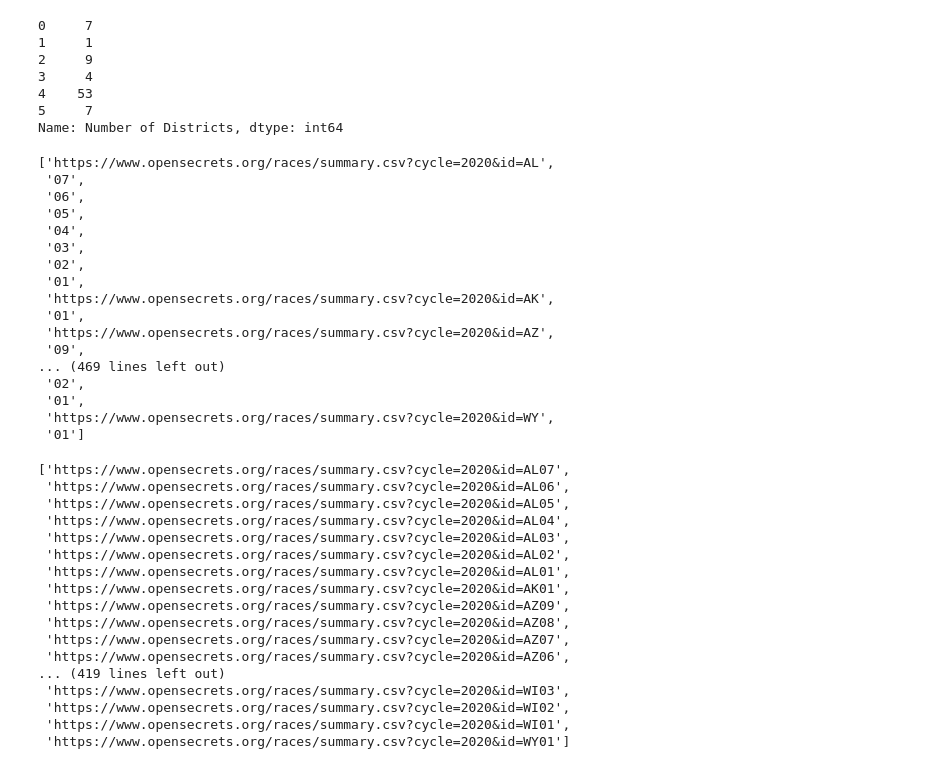
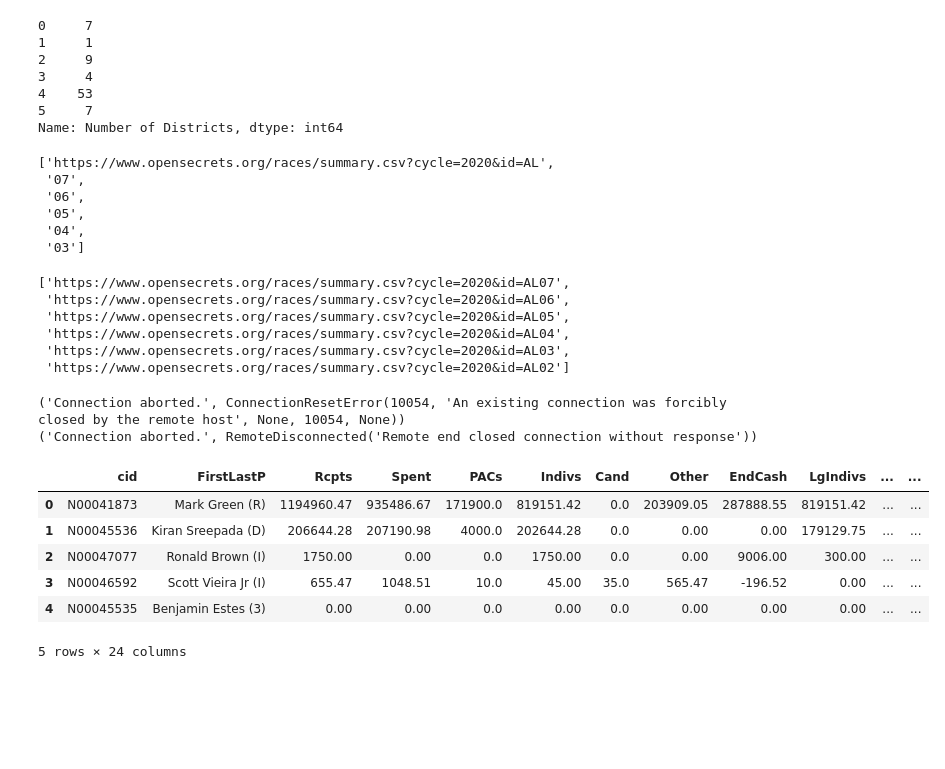
Before and after one commit to nss-data-science-cohort-8/open-secrets-reeses, a Jupyter notebook: notebook/cat_gomez_og.ipynb, the cells around one changed output. Saved outputs shown, nothing was run; the diff lists cells and outputs as text; code cells hidden in the pictures; blank space fills up the shorter version.

```diff
--- a/notebook/cat_gomez_og.ipynb
+++ b/notebook/cat_gomez_og.ipynb
@@ -215,50 +199,51 @@ for i in range(0, len(st_abbr)):
     urls_st.append(open_secrets_csv_url_base + st_abbr[i])
     for item in range(dist_num[i], 0, -1):
         urls_st.append(str(item).zfill(2))
-urls_st
+urls_st[:6]
 # %% [output]
 ['https://www.opensecrets.org/races/summary.csv?cycle=2020&id=AL',
  '07',
  '06',
  '05',
  '04',
- '03',
- '02',
- '01',
- 'https://www.opensecrets.org/races/summary.csv?cycle=2020&id=AK',
- '01',
- 'https://www.opensecrets.org/races/summary.csv?cycle=2020&id=AZ',
- '09',
-... (469 lines left out)
- '02',
- '01',
- 'https://www.opensecrets.org/races/summary.csv?cycle=2020&id=WY',
- '01']
+ '03']
 # %%
-urls_st = []
+urls_st_dist = []
 dist_num_container = []
 #def add_to_url_begin(st_abbr):
 
 for i in range(0, len(st_abbr)):
     for d in range(dist_num[i], 0, -1):
-        urls_st.append(open_secrets_csv_url_base + st_abbr[i] + str(d).zfill(2))
+        urls_st_dist.append(open_secrets_csv_url_base + st_abbr[i] + str(d).zfill(2))
 
-urls_st
+urls_st_dist[:6]
 # %% [output]
 ['https://www.opensecrets.org/races/summary.csv?cycle=2020&id=AL07',
  'https://www.opensecrets.org/races/summary.csv?cycle=2020&id=AL06',
  'https://www.opensecrets.org/races/summary.csv?cycle=2020&id=AL05',
  'https://www.opensecrets.org/races/summary.csv?cycle=2020&id=AL04',
  'https://www.opensecrets.org/races/summary.csv?cycle=2020&id=AL03',
- 'https://www.opensecrets.org/races/summary.csv?cycle=2020&id=AL02',
- 'https://www.opensecrets.org/races/summary.csv?cycle=2020&id=AL01',
- 'https://www.opensecrets.org/races/summary.csv?cycle=2020&id=AK01',
- 'https://www.opensecrets.org/races/summary.csv?cycle=2020&id=AZ09',
- 'https://www.opensecrets.org/races/summary.csv?cycle=2020&id=AZ08',
- 'https://www.opensecrets.org/races/summary.csv?cycle=2020&id=AZ07',
- 'https://www.opensecrets.org/races/summary.csv?cycle=2020&id=AZ06',
-... (419 lines left out)
- 'https://www.opensecrets.org/races/summary.csv?cycle=2020&id=WI03',
- 'https://www.opensecrets.org/races/summary.csv?cycle=2020&id=WI02',
- 'https://www.opensecrets.org/races/summary.csv?cycle=2020&id=WI01',
- 'https://www.opensecrets.org/races/summary.csv?cycle=2020&id=WY01']
+ 'https://www.opensecrets.org/races/summary.csv?cycle=2020&id=AL02']
+# %%
+for i in range(0, len(urls_st_dist)):
+    #requests.get()
+    from requests.exceptions import ConnectionError
+    try:
+       r = requests.get(urls_st_dist[i], timeout=5)
+    except ConnectionError as e:    # This is the correct syntax
+       print(e)
+    r = "No response"
+    data = response.content.decode('utf8')
+    df = pd.read_csv(io.StringIO(data))
+
+df
+# %% [output]
+('Connection aborted.', ConnectionResetError(10054, 'An existing connection was forcibly closed by the remote host', None, 10054, None))
+('Connection aborted.', RemoteDisconnected('Remote end closed connection without response'))
+|  | cid | FirstLastP | Rcpts | Spent | PACs | Indivs | Cand | Other | EndCash | LgIndivs | ... | ... |
+| 0 | N00041873 | Mark Green (R) | 1194960.47 | 935486.67 | 171900.0 | 819151.42 | 0.0 | 203909.05 | 287888.55 | 819151.42 | ... | ... |
+| 1 | N00045536 | Kiran Sreepada (D) | 206644.28 | 207190.98 | 4000.0 | 202644.28 | 0.0 | 0.00 | 0.00 | 179129.75 | ... | ... |
+| 2 | N00047077 | Ronald Brown (I) | 1750.00 | 0.00 | 0.0 | 1750.00 | 0.0 | 0.00 | 9006.00 | 300.00 | ... | ... |
+| 3 | N00046592 | Scott Vieira Jr (I) | 655.47 | 1048.51 | 10.0 | 45.00 | 35.0 | 565.47 | -196.52 | 0.00 | ... | ... |
+| 4 | N00045535 | Benjamin Estes (3) | 0.00 | 0.00 | 0.0 | 0.00 | 0.0 | 0.00 | 0.00 | 0.00 | ... | ... |
+5 rows × 24 columns
```
Also changed, not shown: parts of 7 cells of this notebook.
